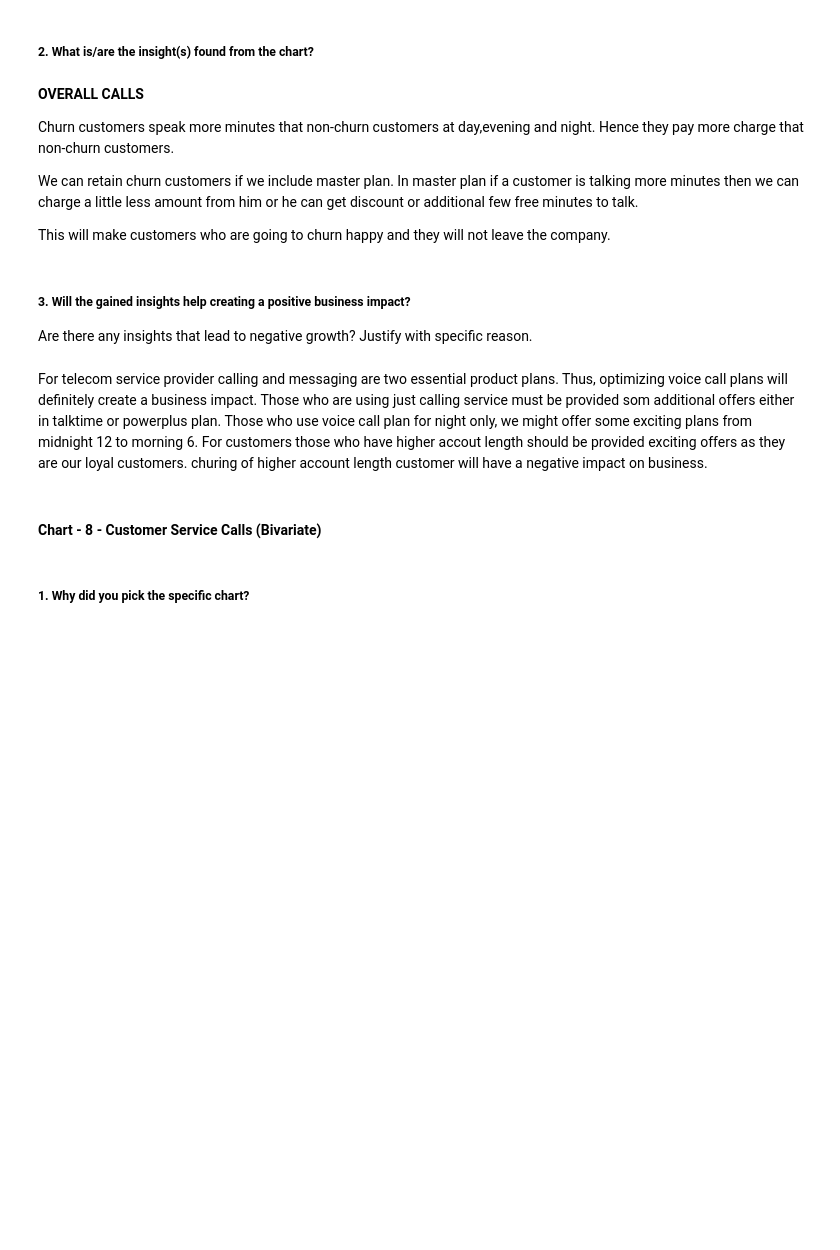
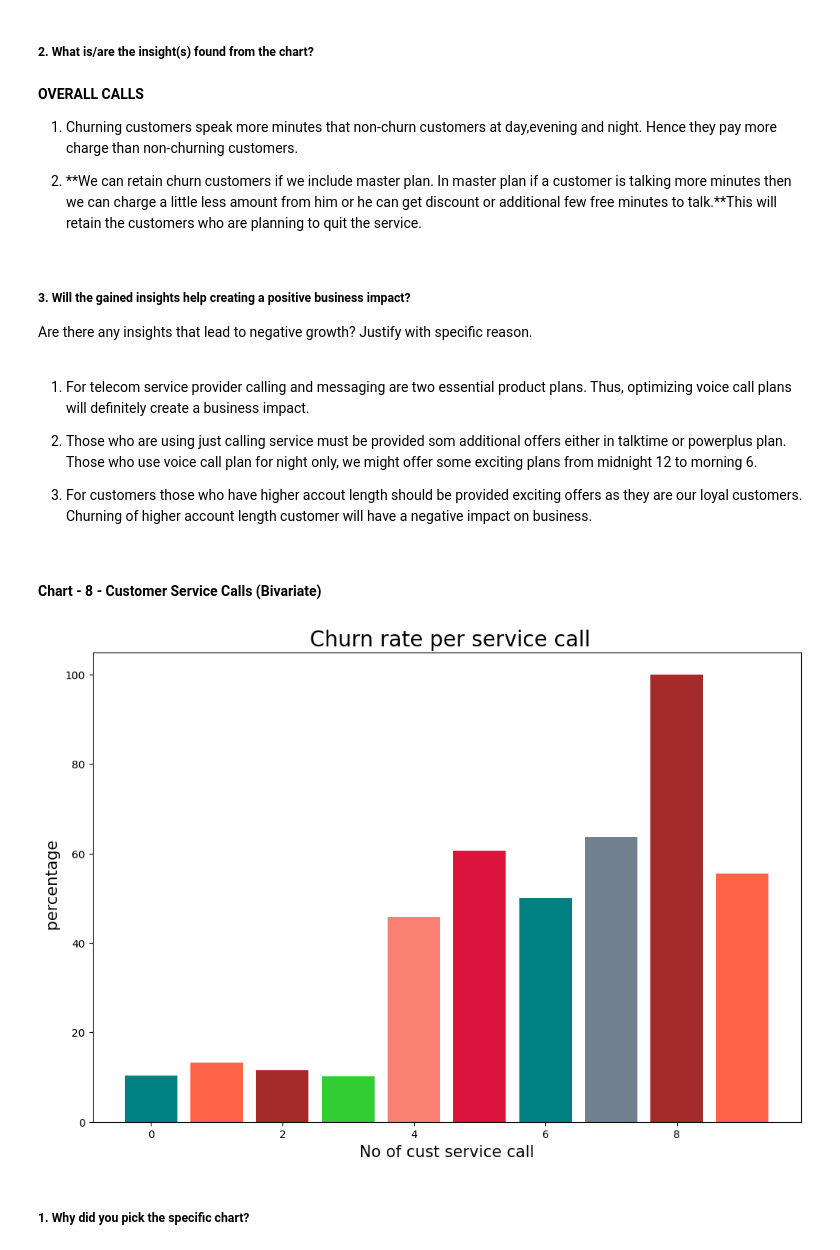
Before and after one commit to AnujRameshRindhe/EDA_Telecom_Churn_analysis, a Jupyter notebook: Telecom_churn_analysis.ipynb, the cells around one changed output. Saved outputs shown, nothing was run; the diff lists cells and outputs as text; code cells hidden in the pictures; blank space fills up the shorter version.

```diff
--- a/Telecom_churn_analysis.ipynb
+++ b/Telecom_churn_analysis.ipynb
@@ -1476,34 +1473,38 @@ Thus, I have used the bar plot to show the evening, night and day manipulated da
 # %% [markdown]
 **OVERALL CALLS**
 
-Churn customers speak more minutes that non-churn customers at day,evening and night. Hence they pay more charge that non-churn customers.
+1. Churning customers speak more minutes that non-churn customers at day,evening and night. Hence they pay more charge than non-churning customers.
 
-We can retain churn customers if we include master plan.
-In master plan if a customer is talking more minutes then we can charge a little less amount from him or he can get discount or additional few free minutes to talk.
-
-This will make customers who are going to churn happy and they will not leave the company.
+2. **We can retain churn customers if we include master plan.
+In master plan if a customer is talking more minutes then we can charge a little less amount from him or he can get discount or additional few free minutes to talk.**This will retain the customers who are planning to quit the service.
 # %% [markdown]
 ##### 3. Will the gained insights help creating a positive business impact?
 Are there any insights that lead to negative growth? Justify with specific reason.
 # %% [markdown]
-For telecom service provider calling and messaging are two essential product plans. Thus, optimizing voice call plans will definitely create a business impact. Those who are using just calling service must be provided som additional offers either in talktime or powerplus plan. Those who use voice call plan for night only, we might offer some exciting plans from midnight 12 to morning 6. For customers those who have higher accout length should be provided exciting offers as they are our loyal customers. churing of higher account length customer will have a negative impact on business.
+1. For telecom service provider calling and messaging are two essential product plans. Thus, optimizing voice call plans will definitely create a business impact.
+
+2. Those who are using just calling service must be provided som additional offers either in talktime or powerplus plan. Those who use voice call plan for night only, we might offer some exciting plans from midnight 12 to morning 6.
+
+3. For customers those who have higher accout length should be provided exciting offers as they are our loyal customers. Churning of higher account length customer will have a negative impact on business.
 # %% [markdown]
 #### Chart - 8 - Customer Service Calls (Bivariate)
 # %%
 # Chart - 8 visualization code
 # Visualizing churn rate per customer service calls
 plt.rcParams['figure.figsize'] = (12, 8)
 
 
-s1=list(dataset['Customer service calls'].unique())
-s2=list(dataset.groupby(['Customer service calls'])['Churn'].mean()*100)
-plt.bar(s1,s2, color = ['violet','indigo','b','g','y','orange','r'])
+s1=list(df['Customer service calls'].unique())
+s2=list(df.groupby(['Customer service calls'])['Churn'].mean()*100)
+plt.bar(s1,s2, color = ['tomato','teal','brown','limegreen',"salmon",'crimson','slategray'])
 
 
 plt.title(" Churn rate per service call", fontsize = 20)
 plt.xlabel('No of cust service call', fontsize = 15)
 plt.ylabel(' percentage', fontsize = 15)
 plt.show()
+# %% [output]
+[figure, added]
 # %% [markdown]
 ##### 1. Why did you pick the specific chart?
 # %% [markdown]
```
Also changed, not shown: parts of 13 cells of this notebook.
